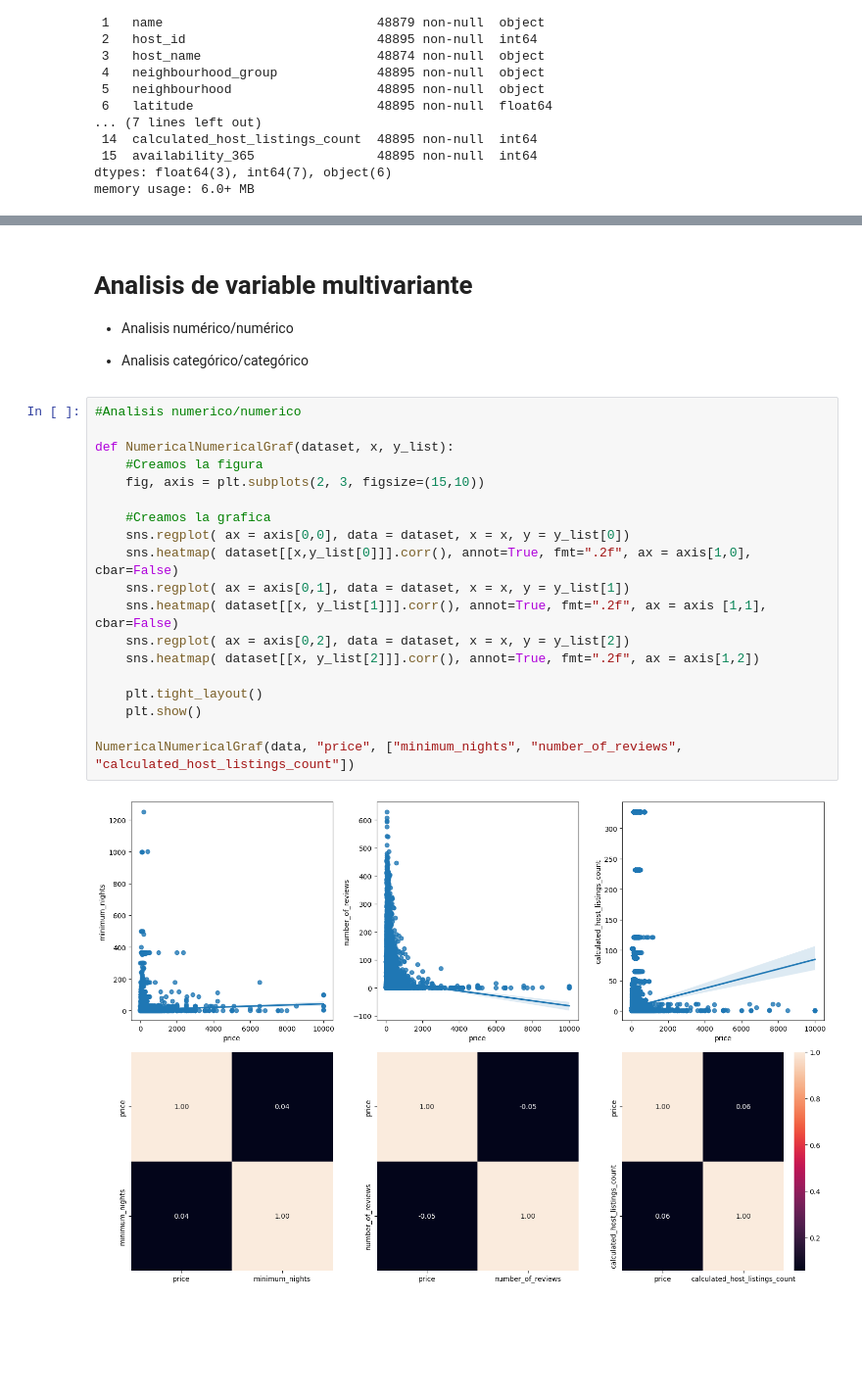
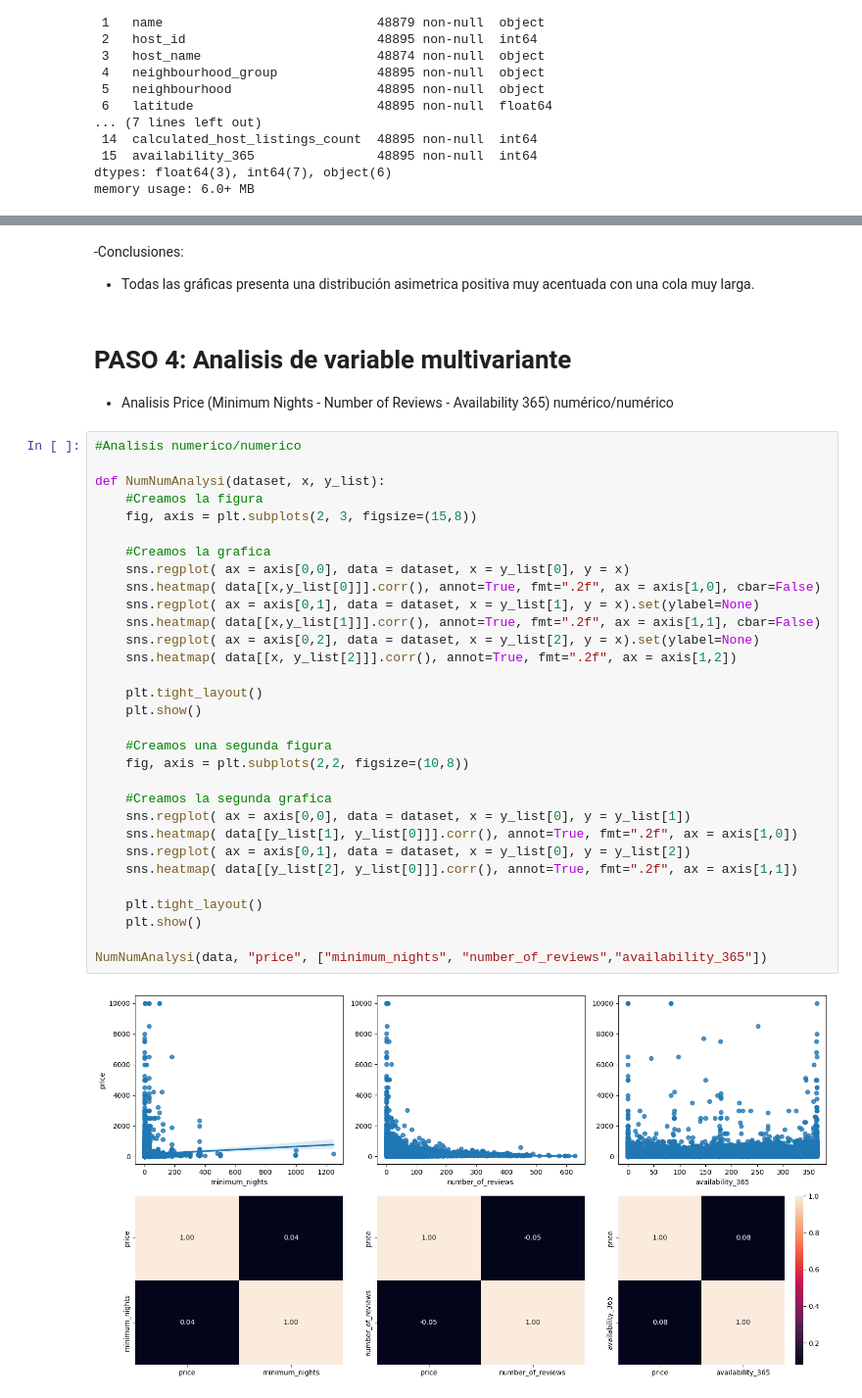
Before and after one commit to Fj-martinez33/AirBnB-NewYork, a Jupyter notebook: src/explore.ipynb, the cells around one changed output, grey strips where cells are left out. Shown: that part at 98% size. Drawn from its saved outputs; the diff is of its cells as text; blank space fills up the shorter version.

```diff
--- a/src/explore.ipynb
+++ b/src/explore.ipynb
@@ -209,27 +242,41 @@ NumericalGraf(data)
+# %% [markdown]
+-Conclusiones:
+
+- Todas las gráficas presenta una distribución asimetrica positiva muy acentuada con una cola muy larga.
 # %% [markdown]
-# Analisis de variable multivariante
+# PASO 4: Analisis de variable multivariante
 
-- Analisis numérico/numérico
-
-- Analisis categórico/categórico
+- Analisis Price (Minimum Nights - Number of Reviews - Availability 365) numérico/numérico
 # %%
 #Analisis numerico/numerico
 
-def NumericalNumericalGraf(dataset, x, y_list):
+def NumNumAnalysi(dataset, x, y_list):
     #Creamos la figura
-    fig, axis = plt.subplots(2, 3, figsize=(15,10))
+    fig, axis = plt.subplots(2, 3, figsize=(15,8))
 
     #Creamos la grafica
-    sns.regplot( ax = axis[0,0], data = dataset, x = x, y = y_list[0])
-    sns.heatmap( dataset[[x,y_list[0]]].corr(), annot=True, fmt=".2f", ax = axis[1,0], cbar=False)
-    sns.regplot( ax = axis[0,1], data = dataset, x = x, y = y_list[1])
-    sns.heatmap( dataset[[x, y_list[1]]].corr(), annot=True, fmt=".2f", ax = axis [1,1], cbar=False)
-    sns.regplot( ax = axis[0,2], data = dataset, x = x, y = y_list[2])
-    sns.heatmap( dataset[[x, y_list[2]]].corr(), annot=True, fmt=".2f", ax = axis[1,2])
+    sns.regplot( ax = axis[0,0], data = dataset, x = y_list[0], y = x)
+    sns.heatmap( data[[x,y_list[0]]].corr(), annot=True, fmt=".2f", ax = axis[1,0], cbar=False)
+    sns.regplot( ax = axis[0,1], data = dataset, x = y_list[1], y = x).set(ylabel=None)
+    sns.heatmap( data[[x,y_list[1]]].corr(), annot=True, fmt=".2f", ax = axis[1,1], cbar=False)
+    sns.regplot( ax = axis[0,2], data = dataset, x = y_list[2], y = x).set(ylabel=None)
+    sns.heatmap( data[[x, y_list[2]]].corr(), annot=True, fmt=".2f", ax = axis[1,2])
 
     plt.tight_layout()
     plt.show()
 
-NumericalNumericalGraf(data, "price", ["minimum_nights", "number_of_reviews", "calculated_host_listings_count"])
+    #Creamos una segunda figura
+    fig, axis = plt.subplots(2,2, figsize=(10,8))
+
+    #Creamos la segunda grafica
+    sns.regplot( ax = axis[0,0], data = dataset, x = y_list[0], y = y_list[1])
+    sns.heatmap( data[[y_list[1], y_list[0]]].corr(), annot=True, fmt=".2f", ax = axis[1,0])
+    sns.regplot( ax = axis[0,1], data = dataset, x = y_list[0], y = y_list[2])
+    sns.heatmap( data[[y_list[2], y_list[0]]].corr(), annot=True, fmt=".2f", ax = axis[1,1])
+
+    plt.tight_layout()
+    plt.show()
+
+NumNumAnalysi(data, "price", ["minimum_nights", "number_of_reviews","availability_365"])
 # %% [output]
-[figure, old version]
+[figure, new version]
```
Also changed, not shown: parts of 28 cells of this notebook.
